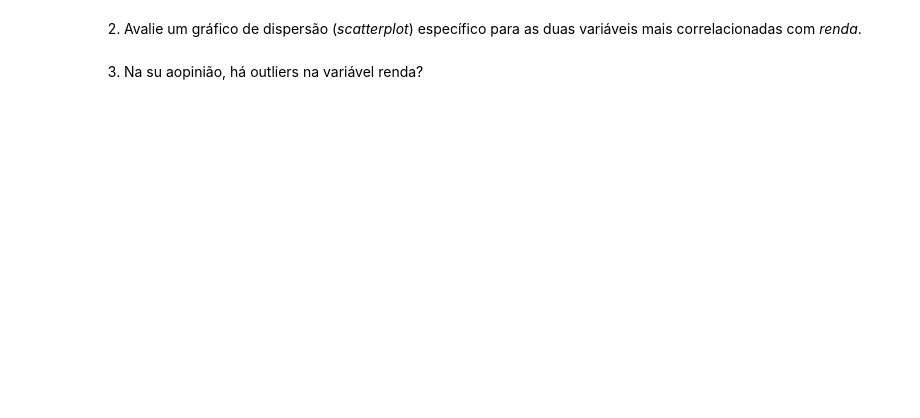
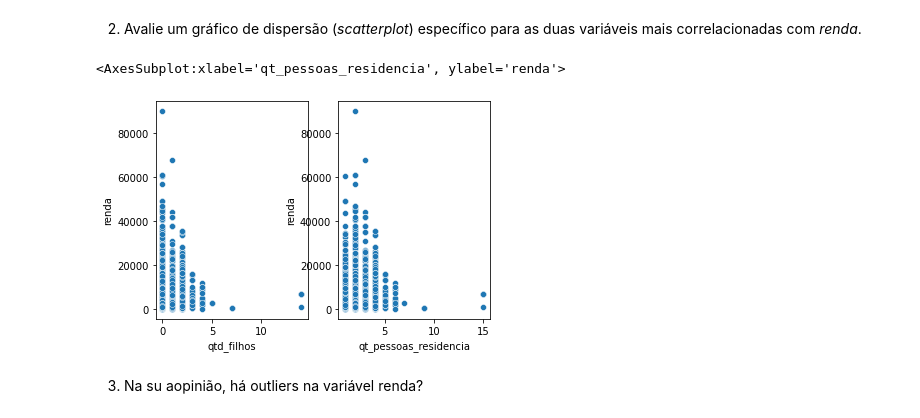
Before and after one commit to RochaKleiton/EBAC_voltazero, a Jupyter notebook: Modulos/10/Profissão-Cientista de Dados_M10_support material_assignment01.ipynb, the cells around one changed output. Saved outputs shown, nothing was run; the diff lists cells and outputs as text; code cells hidden in the pictures; blank space fills up the shorter version.

```diff
--- a/Modulos/10/Profissão-Cientista de Dados_M10_support material_assignment01.ipynb
+++ b/Modulos/10/Profissão-Cientista de Dados_M10_support material_assignment01.ipynb
@@ -100,4 +112,11 @@ sns.pairplot(df[[ 'qtd_filhos', 'idade',
 # %% [markdown]
 2) Avalie um gráfico de dispersão (*scatterplot*) específico para as duas variáveis mais correlacionadas com *renda*.
+# %%
+fig,axes = plt.subplots(nrows=1,ncols=2)
+sns.scatterplot(data=df,y= 'renda', x= 'qtd_filhos',ax=axes[0])
+sns.scatterplot(data=df,y= 'renda', x= 'qt_pessoas_residencia',ax=axes[1])
+# %% [output]
+<AxesSubplot:xlabel='qt_pessoas_residencia', ylabel='renda'>
+[figure, added]
 # %% [markdown]
 3) Na su aopinião, há outliers na variável renda?
```
Also changed, not shown: parts of 12 cells of this notebook.
